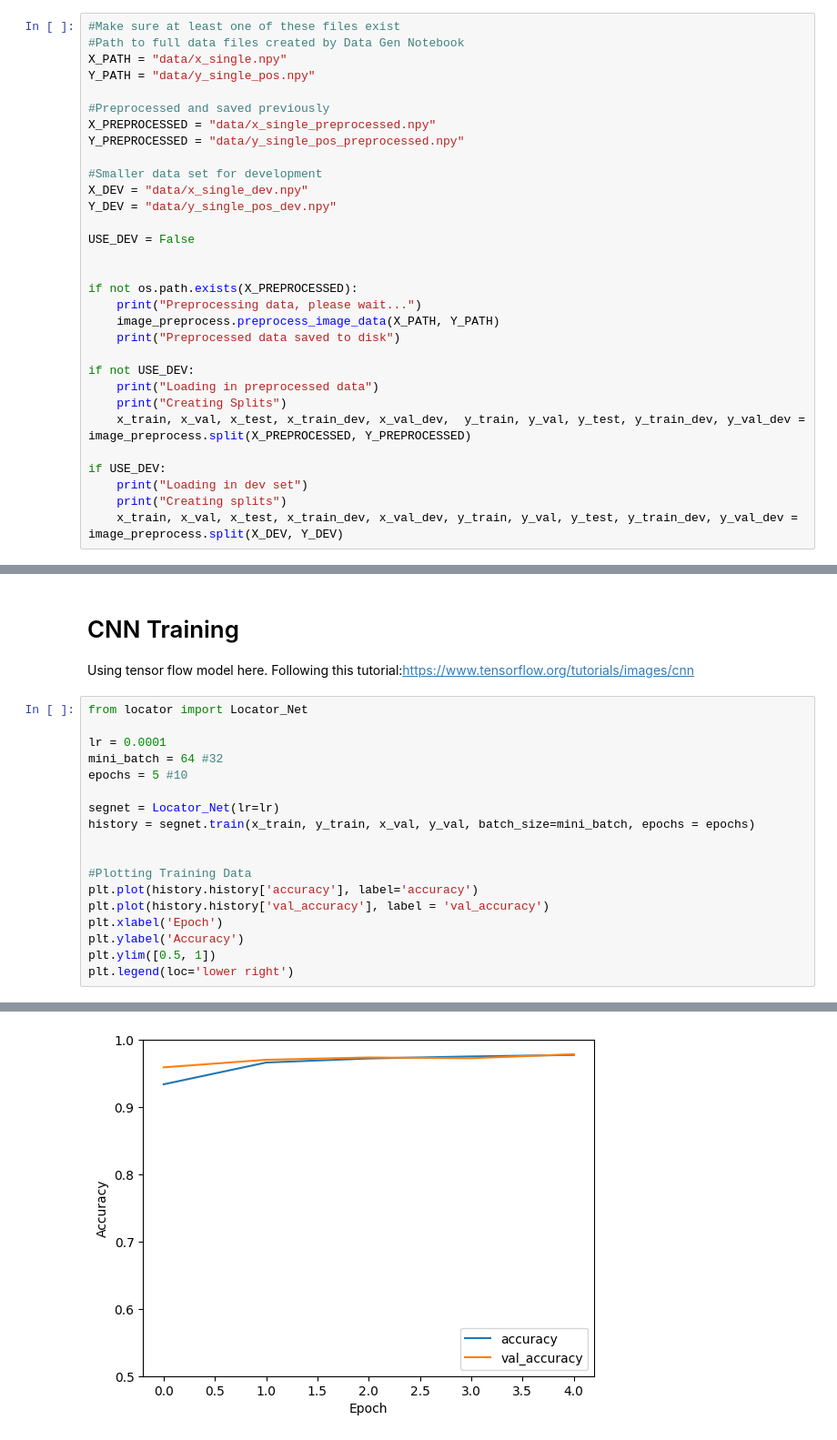
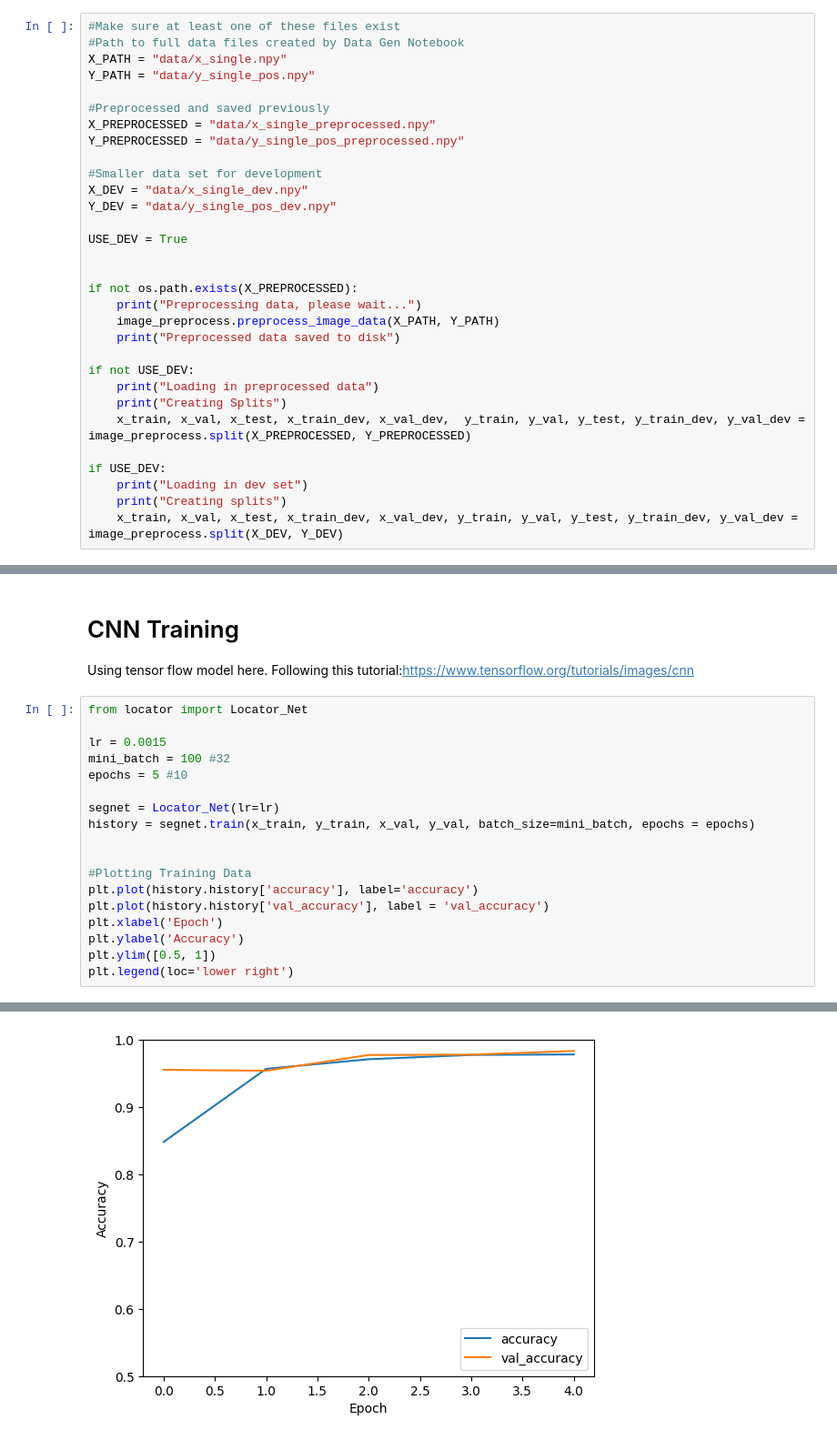
Before and after one commit to Oreo-Monster/CAPTCHA-breaker, a Jupyter notebook: SegmentationNet.ipynb, the cells around one changed output, grey strips where cells are left out. Shown: that part at 91% size. Cells and saved outputs as stored; diff of their text form.

```diff
--- a/SegmentationNet.ipynb
+++ b/SegmentationNet.ipynb
@@ -32,7 +32,7 @@ Y_PREPROCESSED = "data/y_single_pos_preprocessed.npy"
 X_DEV = "data/x_single_dev.npy"
 Y_DEV = "data/y_single_pos_dev.npy"
 
-USE_DEV = False
+USE_DEV = True
 
 
 if not os.path.exists(X_PREPROCESSED):
@@ -121,8 +119,8 @@ Using tensor flow model here. Following this tutorial:https://www.tensorflow.org
 # %%
 from locator import Locator_Net
 
-lr = 0.0001
-mini_batch = 64 #32
+lr = 0.0015
+mini_batch = 100 #32
 epochs = 5 #10
 
 segnet = Locator_Net(lr=lr)
@@ -150,5 +148,5 @@ Epoch 5/5
 <matplotlib.legend.Legend at 0x...>
-[figure, old version]
+[figure, new version]
 # %%
 #Testing on multichar captcha
 for i in range(5):
```
Also changed, not shown: parts of 8 cells of this notebook, 1 other file.
